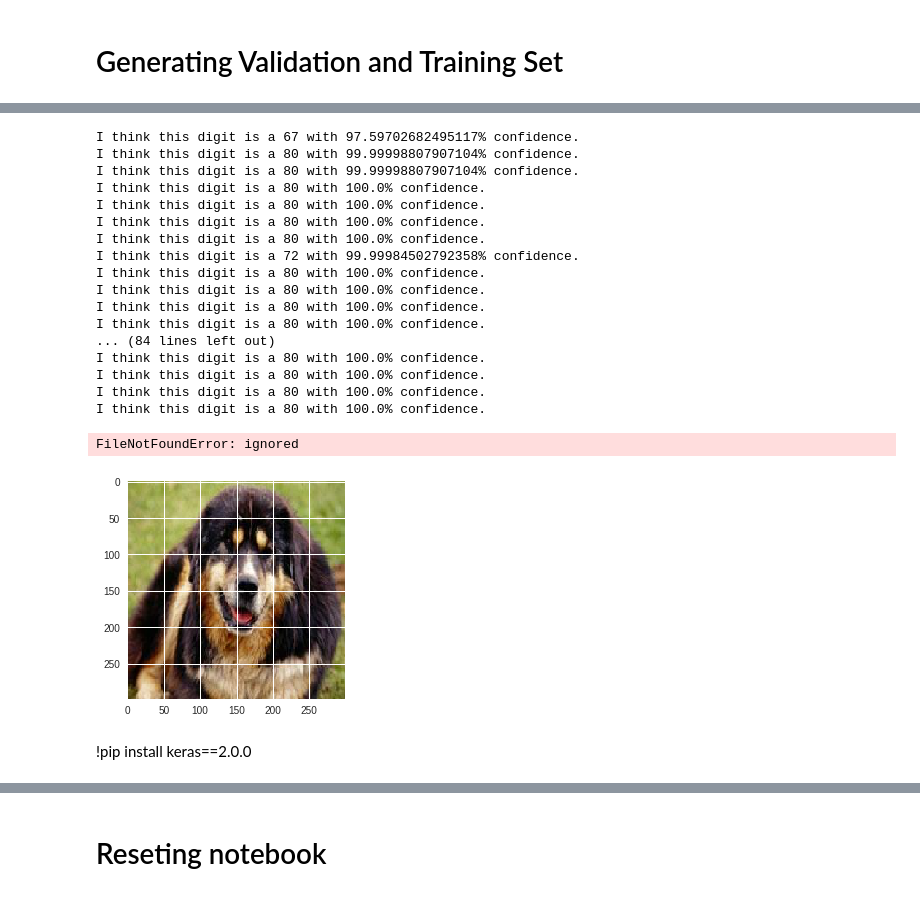
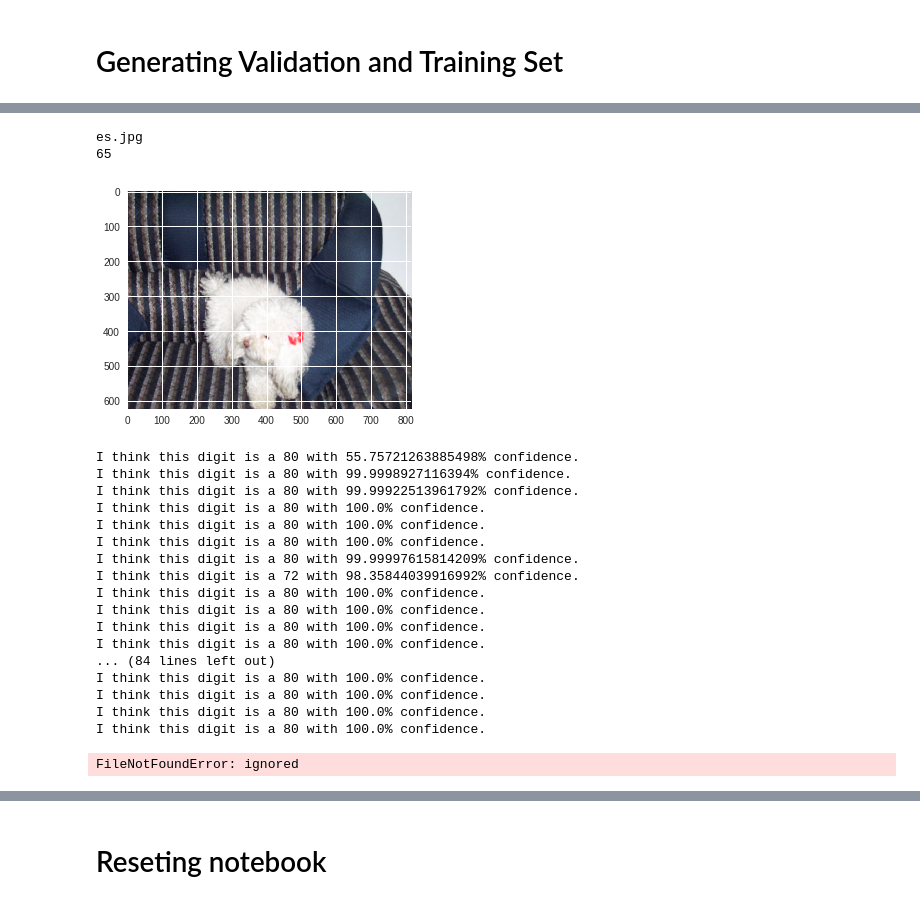
Before and after one commit to osvaldoxdjr/machine-learning-mo444-ic, a Jupyter notebook: Assingment #4/2018s1-mo444-assignment-04/dog_breeds.ipynb, the cells around one changed output, grey strips where cells are left out. Cells and saved outputs as stored; diff of their text form; code cells hidden in the pictures.

```diff
--- a/Assingment #4/2018s1-mo444-assignment-04/dog_breeds.ipynb
+++ b/Assingment #4/2018s1-mo444-assignment-04/dog_breeds.ipynb
@@ -13,3 +114,6 @@ from matplotlib.pyplot import imshow
+# %%
+load_model = True
+download_dataset = False
 # %% [markdown]
 # Download Dataset
 # %%
@@ -302,5 +378,39 @@ print(i)
+# %%
+from PIL import Image
+
+# Download file to google colab from google drive
+image = 'es.jpg'
+donwload_to_colab(image)
+
+# Searching the dataset in google drive
+image_new = img = Image.open('es.jpg')
+imshow(img)
+
+
+img = img.resize((image_size[0],image_size[1]))
+arr = np.array(img)
+arr = arr.reshape((image_size[0],image_size[1],3))
+arr = np.expand_dims(arr, axis=0)
+arr = arr/255.0
+
+prediction = model.predict(arr)[0]
+print(np.argmax(prediction, axis=0))
+# %% [output]
+es.jpg
+65
+[figure, added]
 # %%
 from PIL import Image
+from pathlib import Path
+
+input_path = Path('MO444_dogs/')
+
+train_path = input_path / 'train'
+val_path = input_path / 'val'
+
+dog_train = os.listdir(train_path)
+dog_val = os.listdir(val_path)
+
 
 number = np.arange(120)
 
@@ -311,27 +421,12 @@ for n in number:
     Image.open('MO444_dogs/train/80/80_00'+str(n)+'.jpg')
 
   img = img.resize((image_size[0],image_size[1]))
-
-  imshow(img)
-
-
-  #print(image_size)
-
   arr = np.array(img)
-
-  #print(np.shape(arr))
-
   arr = arr.reshape((image_size[0],image_size[1],3))
   arr = np.expand_dims(arr, axis=0)
-
-  #print(arr)
-
   arr = arr/255.0
 
-  #print(arr)
-
   prediction = model.predict(arr)[0]
-  #print(prediction)
 
   bestclass = ''
   bestconf = -1
@@ -341,14 +436,14 @@ for n in number:
       bestconf = prediction[n]
   print('I think this digit is a ' + bestclass + ' with ' + str(bestconf * 100) + '% confidence.')
 # %% [output]
-I think this digit is a 67 with 97.59702682495117% confidence.
-I think this digit is a 80 with 99.99998807907104% confidence.
-I think this digit is a 80 with 99.99998807907104% confidence.
+I think this digit is a 80 with 55.75721263885498% confidence.
+I think this digit is a 80 with 99.9998927116394% confidence.
+I think this digit is a 80 with 99.99922513961792% confidence.
 I think this digit is a 80 with 100.0% confidence.
 I think this digit is a 80 with 100.0% confidence.
 I think this digit is a 80 with 100.0% confidence.
-I think this digit is a 80 with 100.0% confidence.
-I think this digit is a 72 with 99.99984502792358% confidence.
+I think this digit is a 80 with 99.99997615814209% confidence.
+I think this digit is a 72 with 98.35844039916992% confidence.
 I think this digit is a 80 with 100.0% confidence.
 I think this digit is a 80 with 100.0% confidence.
 I think this digit is a 80 with 100.0% confidence.
@@ -359,6 +454,3 @@ I think this digit is a 80 with 100.0% confidence.
 I think this digit is a 80 with 100.0% confidence.
 I think this digit is a 80 with 100.0% confidence.
 FileNotFoundError: ignored
-[figure, removed]
-# %% [markdown]
-!pip install keras==2.0.0
```
Also changed, not shown: parts of 32 cells of this notebook.
